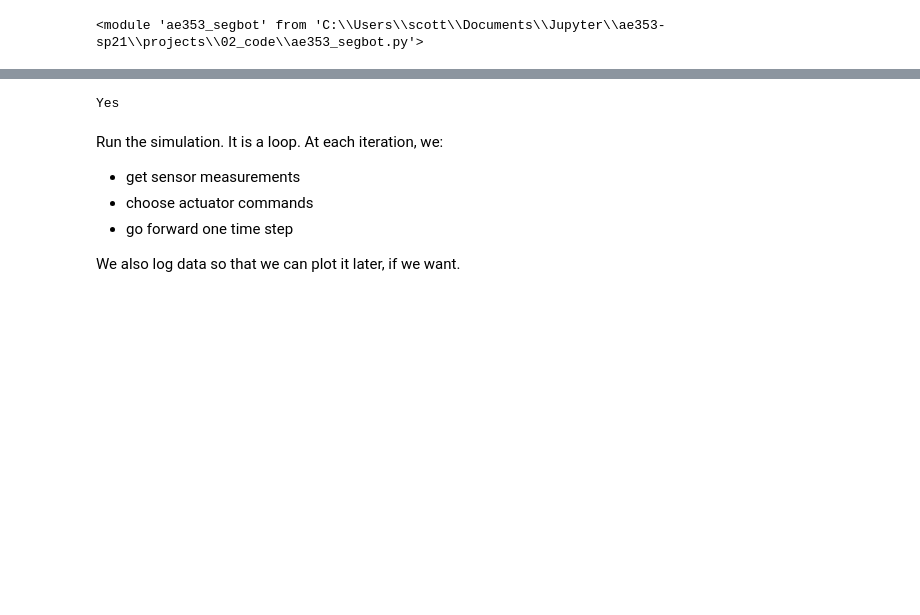
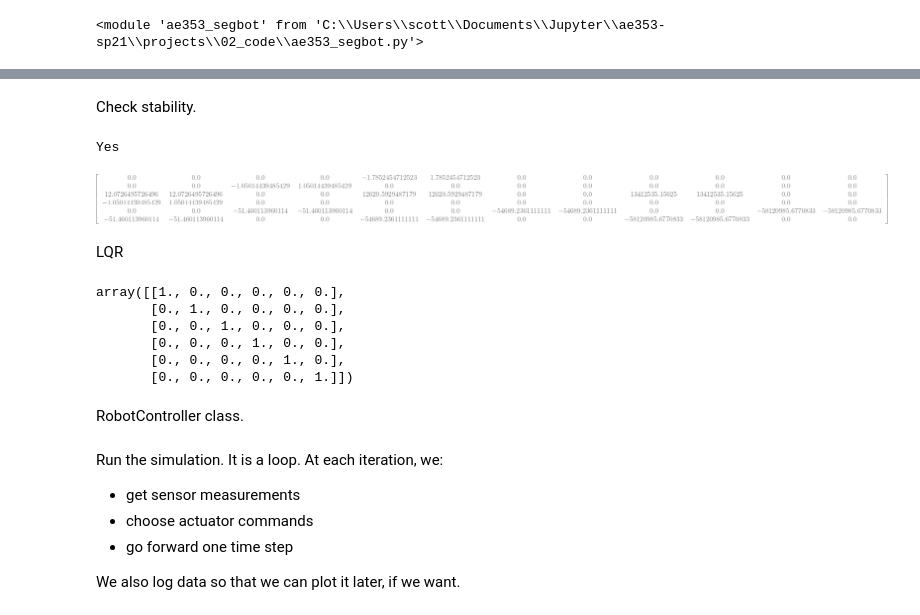
Before and after one commit to ScottaBout/ae353-sp21, a Jupyter notebook: projects/02_code/GenerateResults.ipynb, the cells around one changed output, grey strips where cells are left out. Cells and saved outputs as stored; diff of their text form; code cells hidden in the pictures; blank space fills up the shorter version.

```diff
--- a/projects/02_code/GenerateResults.ipynb
+++ b/projects/02_code/GenerateResults.ipynb
@@ -150,24 +166,40 @@ B = B_num(theta_e)
+# %% [markdown]
+Check stability.
 # %%
 W = B
 n = A.shape[0]
 for i in range(1, n):
     col = np.linalg.matrix_power(A, i) @ B
     W = np.block([W, col])
 rank = np.linalg.matrix_rank(W)
 if rank == n:
     print('Yes')
 else:
     print('No')
+w = sym.Matrix(W)
+w
 # %% [output]
 Yes
+[figure, added]
+# %% [markdown]
+LQR
 # %%
 Q = np.eye(6)
 R = np.eye(2)
-
 x0 = np.array([[e_le],[e_he],[v_e],[w_e],[theta_e],[theta_dot_e]])
-
 P = linalg.solve_continuous_are(A, B, Q, R)
 K = linalg.inv(R) @  B.T @ P
+k = sym.Matrix(K)
+Q
+# %% [output]
+array([[1., 0., 0., 0., 0., 0.],
+       [0., 1., 0., 0., 0., 0.],
+       [0., 0., 1., 0., 0., 0.],
+       [0., 0., 0., 1., 0., 0.],
+       [0., 0., 0., 0., 1., 0.],
+       [0., 0., 0., 0., 0., 1.]])
+# %% [markdown]
+RobotController class.
 # %%
 class RobotController:
     def __init__(self, dt=0.01):
```
Also changed, not shown: parts of 20 cells of this notebook, 8 other files.
